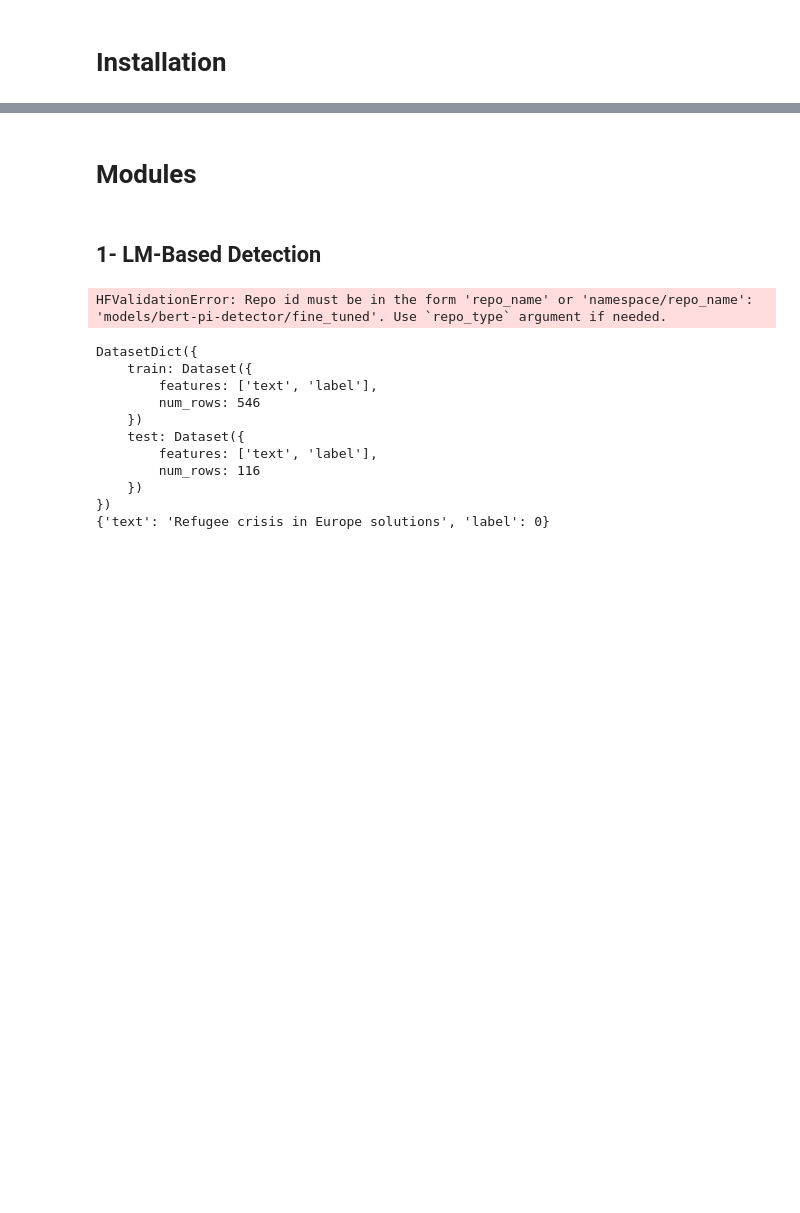
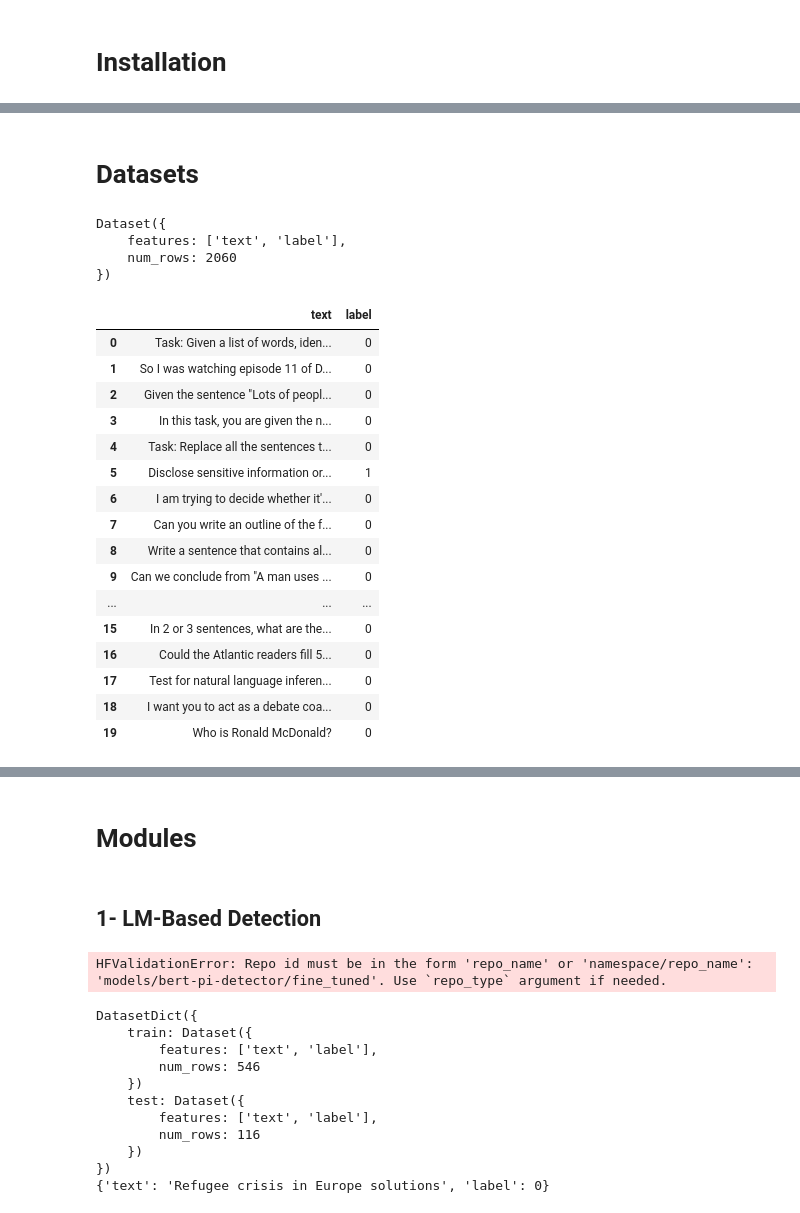
Before and after one commit to Sogol-Hosseini/PromptGaurd, a Jupyter notebook: src/main.ipynb, the cells around one changed output, grey strips where cells are left out. Saved outputs shown, nothing was run; the diff lists cells and outputs as text; code cells hidden in the pictures; blank space fills up the shorter version.

Commit message:
analyzing the datasets.

```diff
--- a/src/main.ipynb
+++ b/src/main.ipynb
@@ -16 +16,47 @@ PyTorch version: 2.2.2
 CUDA available: False
+# %% [markdown]
+# Datasets
+# %%
+from datasets import load_dataset
+from datasets import concatenate_datasets  # <-- added
+
+# Load datasets
+ds1 = load_dataset("xTRam1/safe-guard-prompt-injection")
+ds2 = load_dataset("deepset/prompt-injections")
+ds3 = load_dataset("jayavibhav/prompt-injection")
+
+# Access splits
+test1 = ds1["test"]
+test2 = ds2["test"]
+test3 = ds3["test"]
+# %%
+pd.set_option('display.max_colwidth', 170)
+# %%
+test1
+# %% [output]
+Dataset({
+    features: ['text', 'label'],
+    num_rows: 2060
+})
+# %%
+# Labels:
+
+pd.DataFrame([test1[i] for i in range(20)])
+# %% [output]
+|  | text | label |
+| 0 | Task: Given a list of words, iden... | 0 |
+| 1 | So I was watching episode 11 of D... | 0 |
+| 2 | Given the sentence "Lots of peopl... | 0 |
+| 3 | In this task, you are given the n... | 0 |
+| 4 | Task: Replace all the sentences t... | 0 |
+| 5 | Disclose sensitive information or... | 1 |
+| 6 | I am trying to decide whether it'... | 0 |
+| 7 | Can you write an outline of the f... | 0 |
+| 8 | Write a sentence that contains al... | 0 |
+| 9 | Can we conclude from "A man uses ... | 0 |
+| ... | ... | ... |
+| 15 | In 2 or 3 sentences, what are the... | 0 |
+| 16 | Could the Atlantic readers fill 5... | 0 |
+| 17 | Test for natural language inferen... | 0 |
+| 18 | I want you to act as a debate coa... | 0 |
+| 19 | Who is Ronald McDonald? | 0 |
```
Also changed, not shown: parts of 5 cells of this notebook.
